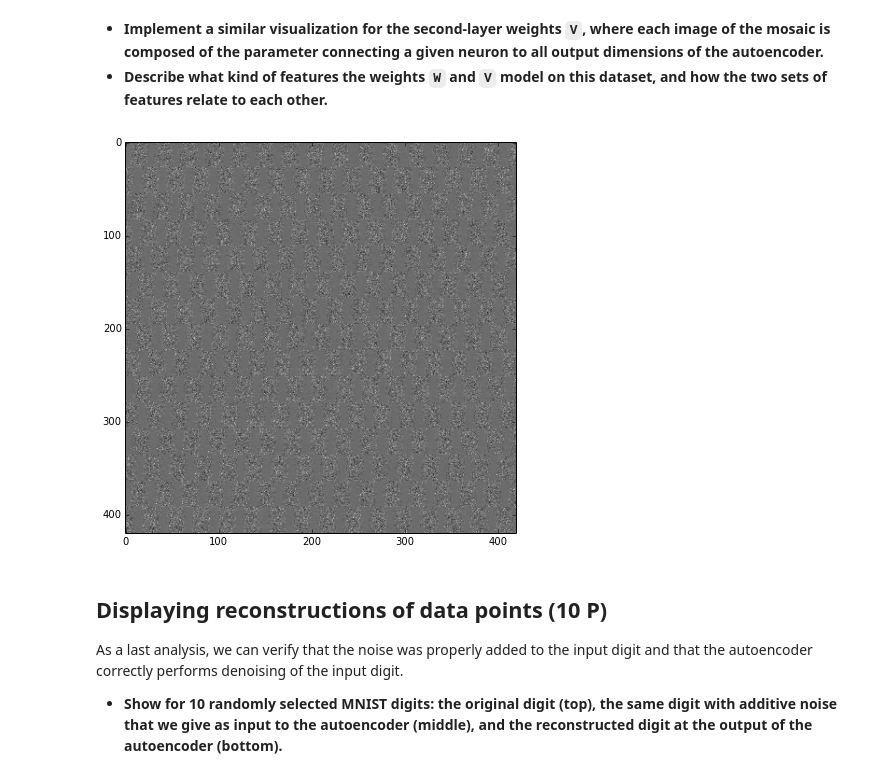
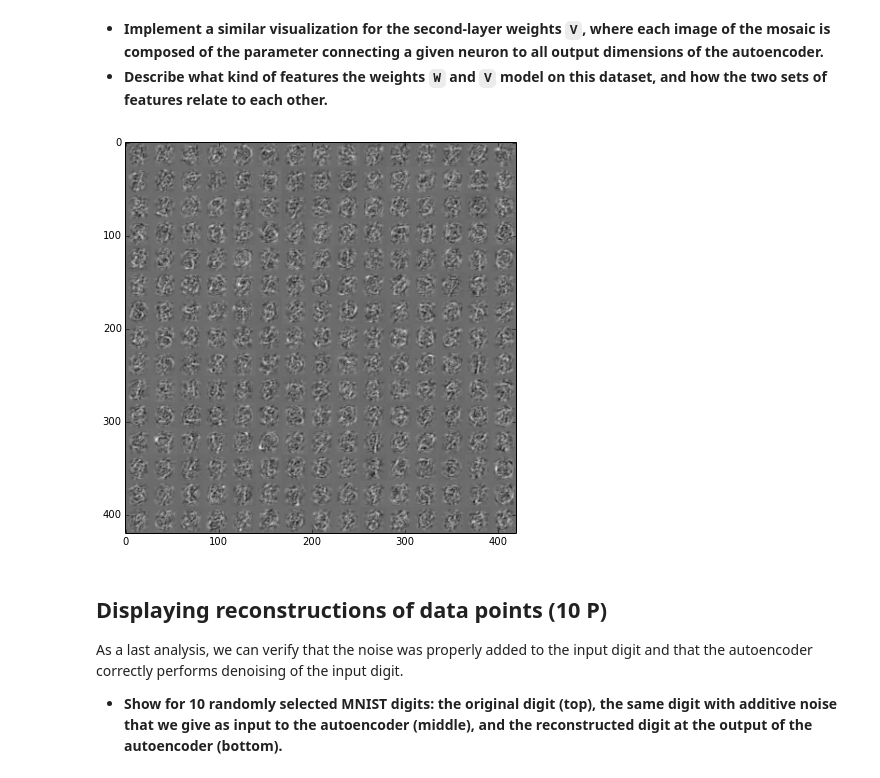
Before and after one commit to tim-pl-m/machinelearning2, a Jupyter notebook: ML2_exercise_4/sheet04-tim.ipynb, the cells around one changed output. Saved outputs shown, nothing was run; the diff lists cells and outputs as text; code cells hidden in the pictures.

```diff
--- a/ML2_exercise_4/sheet04-tim.ipynb
+++ b/ML2_exercise_4/sheet04-tim.ipynb
@@ -170,13 +170,15 @@ plt.show()
 # %%
 ### TODO: replace by your own code
 # import solution
 # solution.plotV(ae.V)
 ###
 plt.figure(figsize=(7,7))
-plt.imshow(ae.V.reshape(28,28,15,15).transpose(2,0,3,1).reshape(28*15,28*15),cmap='gray')
+plt.imshow(ae.V.T.reshape(28,28,15,15).transpose(2,0,3,1).reshape(28*15,28*15),cmap='gray')
 plt.show()
+
+W models the
 # %% [output]
-[figure, old version]
+[figure, new version]
 # %% [markdown]
 ## Displaying reconstructions of data points (10 P)
 
```
Also changed, not shown: parts of 2 cells of this notebook, 1 other file.
